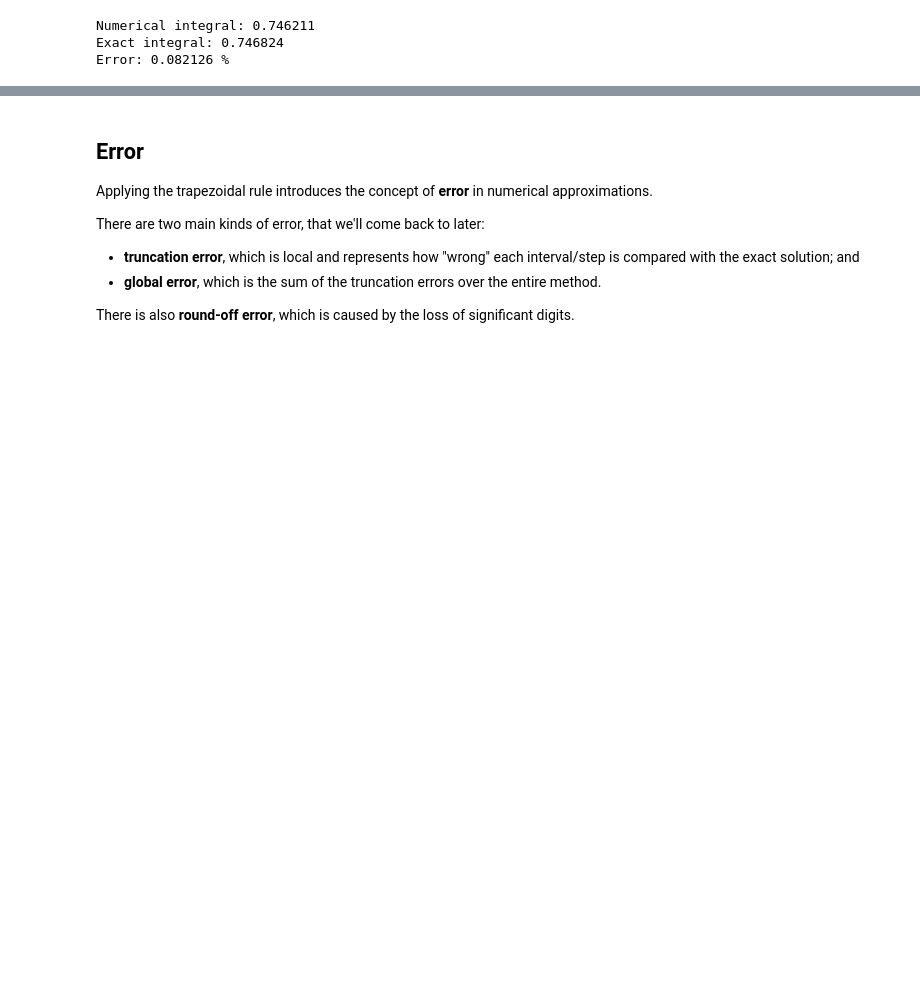
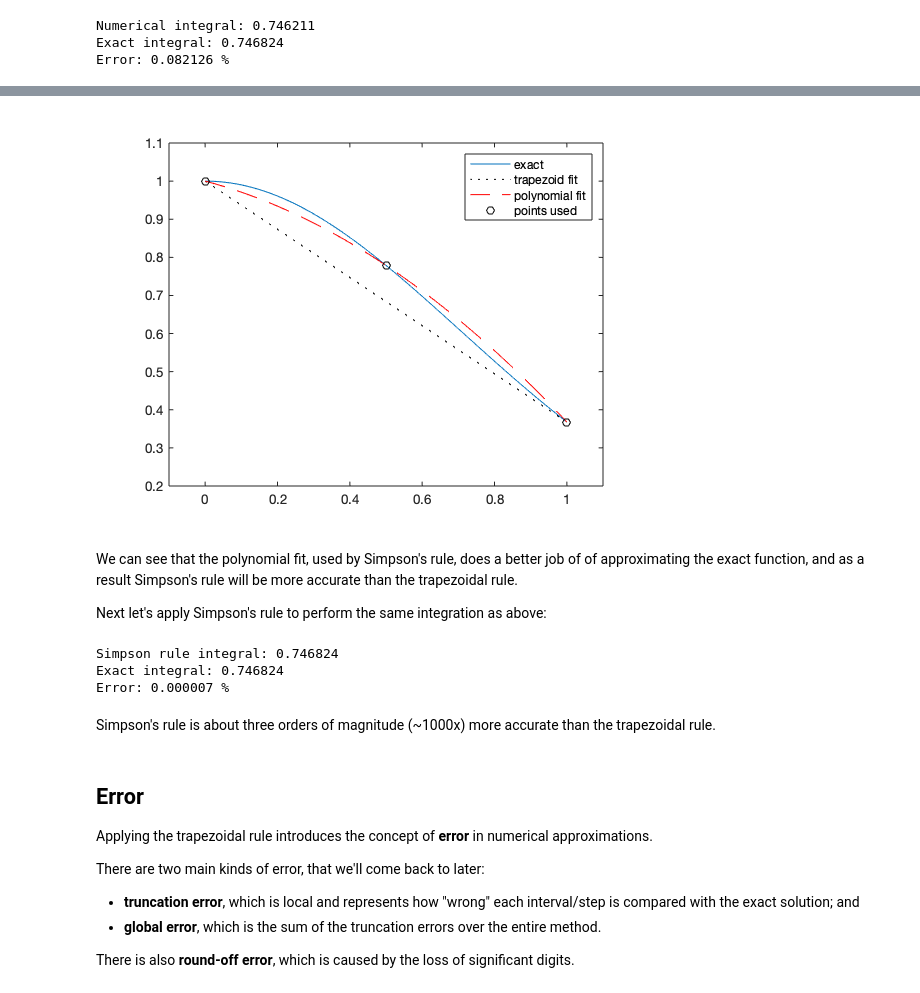
Before and after one commit to kyleniemeyer/ME373, a Jupyter notebook: docs/lesson1-review.ipynb, the cells around one changed output, grey strips where cells are left out. Drawn from its saved outputs; the diff is of its cells as text; code cells hidden in the pictures; blank space fills up the shorter version.

Commit message:
added simpsons rule to lesson 1

```diff
--- a/docs/lesson1-review.ipynb
+++ b/docs/lesson1-review.ipynb
@@ -92,3 +104,46 @@ You can make the trapezoidal rule more accurate by:
+# %%
+hold off
+x = linspace(0, 1);
+plot(x, f(x)); hold on
+axis([-0.1 1.1 0.2 1.1])
+
+plot([0 1], [f(0) f(1)], 'Color','black','LineStyle',':');
+
+% quadratic polynomial
+a = 0; b = 1; m = (b-a)/2;
+p = @(z) (f(a).*(z-m).*(z-b)/((a-m)*(a-b))+f(m).*(z-a).*(z-b)/((m-a)*(m-b))+f(b).*(z-a).*(z-m)/((b-a)*(b-m)));
+plot(x, p(x), 'Color','red','LineStyle','--');
+
+xp = [0 0.5 1];
+yp = [f(0) f(m) f(1)];
+plot(xp, yp, 'ok')
+hold off
+legend('exact', 'trapezoid fit', 'polynomial fit', 'points used')
+# %% [output]
+[figure, added]
+# %% [markdown]
+We can see that the polynomial fit, used by Simpson's rule, does a better job of of approximating the exact function, and as a result Simpson's rule will be more accurate than the trapezoidal rule.
+
+Next let's apply Simpson's rule to perform the same integration as above:
+# %%
+dx = 0.1;
+x = 0.0 : dx : 1.0;
+
+area = 0.0;
+for i = 1 : length(x)-1
+    area = area + (dx/6.)*(f(x(i)) + 4*f((x(i)+x(i+1))/2.) + f(x(i+1)));
+end
+
+fprintf('Simpson rule integral: %f\n', area)
+exact = 0.5*sqrt(pi)*erf(1);
+fprintf('Exact integral: %f\n', exact)
+fprintf('Error: %f %%\n', 100.*abs(exact-area)/exact)
+# %% [output]
+Simpson rule integral: 0.746824
+Exact integral: 0.746824
+Error: 0.000007 %
+# %% [markdown]
+Simpson's rule is about three orders of magnitude (~1000x) more accurate than the trapezoidal rule.
 # %% [markdown]
 ## Error
 
```
Also changed, not shown: parts of 3 cells of this notebook.
